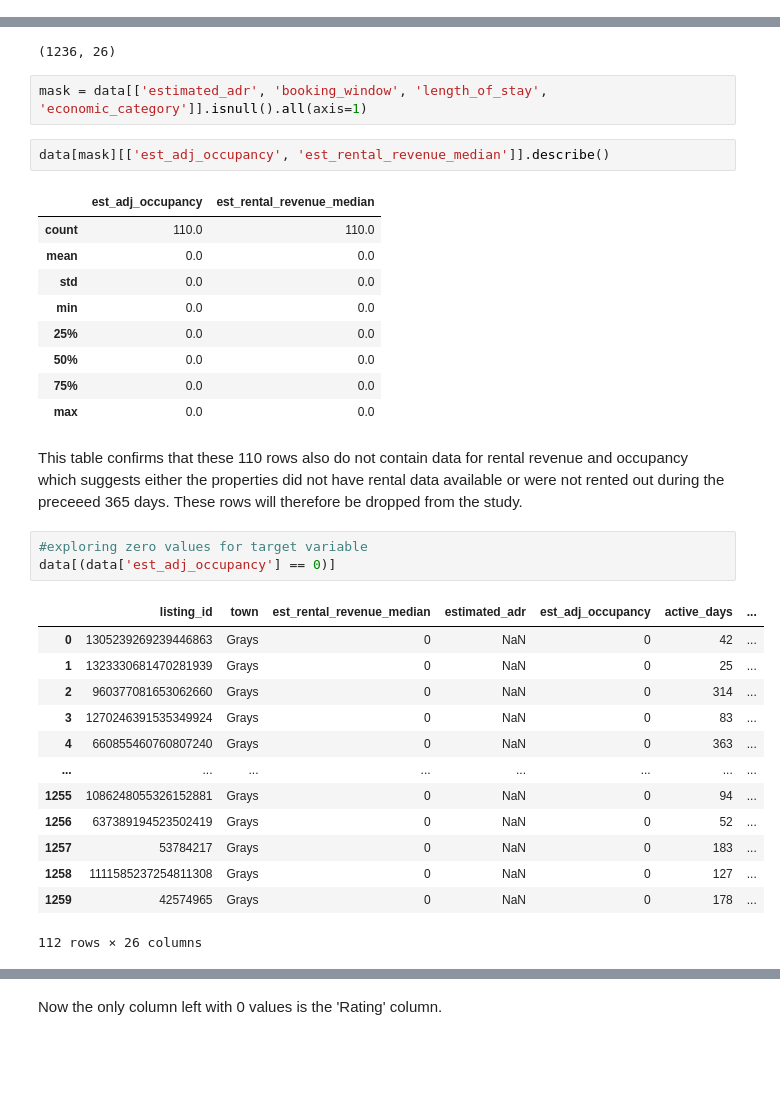
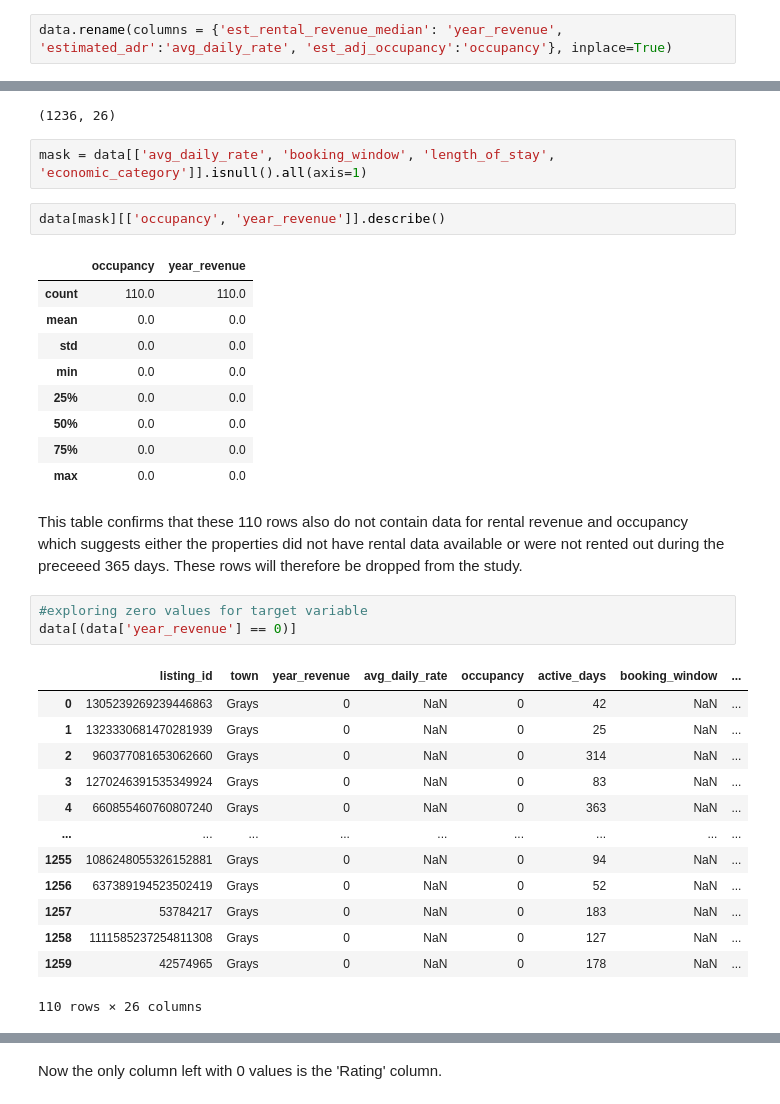
Before and after one commit to AvChilds/serviced_accommodation_ML_project, a Jupyter notebook: masters_assignment_1.ipynb, the cells around one changed output, grey strips where cells are left out. Saved outputs shown, nothing was run; the diff lists cells and outputs as text; blank space fills up the shorter version.

```diff
--- a/masters_assignment_1.ipynb
+++ b/masters_assignment_1.ipynb
@@ -147,3 +147,5 @@ Columns in dataset :['listing_id' 'town' 'est_rental_revenue_median' 'estimated_
  'max_guests' 'listed_price' 'is_active' 'economic_category'
  'blocked_days' 'rating' 'num_reviews' 'beachfront' 'hot_tub' 'ev_charger'
  'kitchen' 'pool' 'pets_allowed' 'smoking_allowed']
+# %%
+data.rename(columns = {'est_rental_revenue_median': 'year_revenue', 'estimated_adr':'avg_daily_rate', 'est_adj_occupancy':'occupancy'}, inplace=True)
@@ -220,11 +232,11 @@ data.shape
 # %% [output]
 (1236, 26)
 # %%
-mask = data[['estimated_adr', 'booking_window', 'length_of_stay', 'economic_category']].isnull().all(axis=1)
+mask = data[['avg_daily_rate', 'booking_window', 'length_of_stay', 'economic_category']].isnull().all(axis=1)
 # %%
-data[mask][['est_adj_occupancy', 'est_rental_revenue_median']].describe()
+data[mask][['occupancy', 'year_revenue']].describe()
 # %% [output]
-|  | est_adj_occupancy | est_rental_revenue_median |
+|  | occupancy | year_revenue |
 | count | 110.0 | 110.0 |
 | mean | 0.0 | 0.0 |
 | std | 0.0 | 0.0 |
@@ -237,19 +249,19 @@ data[mask][['est_adj_occupancy', 'est_rental_revenue_median']].describe()
 This table confirms that these 110 rows also do not contain data for rental revenue and occupancy which suggests either the properties did not have rental data available or were not rented out during the preceeed 365 days. These rows will therefore be dropped from the study.
 # %%
 #exploring zero values for target variable
-data[(data['est_adj_occupancy'] == 0)]
+data[(data['year_revenue'] == 0)]
 # %% [output]
-|  | listing_id | town | est_rental_revenue_median | estimated_adr | est_adj_occupancy | active_days | ... |
-| 0 | 1305239269239446863 | Grays | 0 | NaN | 0 | 42 | ... |
-| 1 | 1323330681470281939 | Grays | 0 | NaN | 0 | 25 | ... |
-| 2 | 960377081653062660 | Grays | 0 | NaN | 0 | 314 | ... |
-| 3 | 1270246391535349924 | Grays | 0 | NaN | 0 | 83 | ... |
-| 4 | 660855460760807240 | Grays | 0 | NaN | 0 | 363 | ... |
-| ... | ... | ... | ... | ... | ... | ... | ... |
-| 1255 | 1086248055326152881 | Grays | 0 | NaN | 0 | 94 | ... |
-| 1256 | 637389194523502419 | Grays | 0 | NaN | 0 | 52 | ... |
-| 1257 | 53784217 | Grays | 0 | NaN | 0 | 183 | ... |
-| 1258 | 1111585237254811308 | Grays | 0 | NaN | 0 | 127 | ... |
-| 1259 | 42574965 | Grays | 0 | NaN | 0 | 178 | ... |
+|  | listing_id | town | year_revenue | avg_daily_rate | occupancy | active_days | booking_window | ... |
+| 0 | 1305239269239446863 | Grays | 0 | NaN | 0 | 42 | NaN | ... |
+| 1 | 1323330681470281939 | Grays | 0 | NaN | 0 | 25 | NaN | ... |
+| 2 | 960377081653062660 | Grays | 0 | NaN | 0 | 314 | NaN | ... |
+| 3 | 1270246391535349924 | Grays | 0 | NaN | 0 | 83 | NaN | ... |
+| 4 | 660855460760807240 | Grays | 0 | NaN | 0 | 363 | NaN | ... |
+| ... | ... | ... | ... | ... | ... | ... | ... | ... |
+| 1255 | 1086248055326152881 | Grays | 0 | NaN | 0 | 94 | NaN | ... |
+| 1256 | 637389194523502419 | Grays | 0 | NaN | 0 | 52 | NaN | ... |
+| 1257 | 53784217 | Grays | 0 | NaN | 0 | 183 | NaN | ... |
+| 1258 | 1111585237254811308 | Grays | 0 | NaN | 0 | 127 | NaN | ... |
+| 1259 | 42574965 | Grays | 0 | NaN | 0 | 178 | NaN | ... |
-112 rows × 26 columns
+110 rows × 26 columns
 # %%
```
Also changed, not shown: parts of 38 cells of this notebook.
